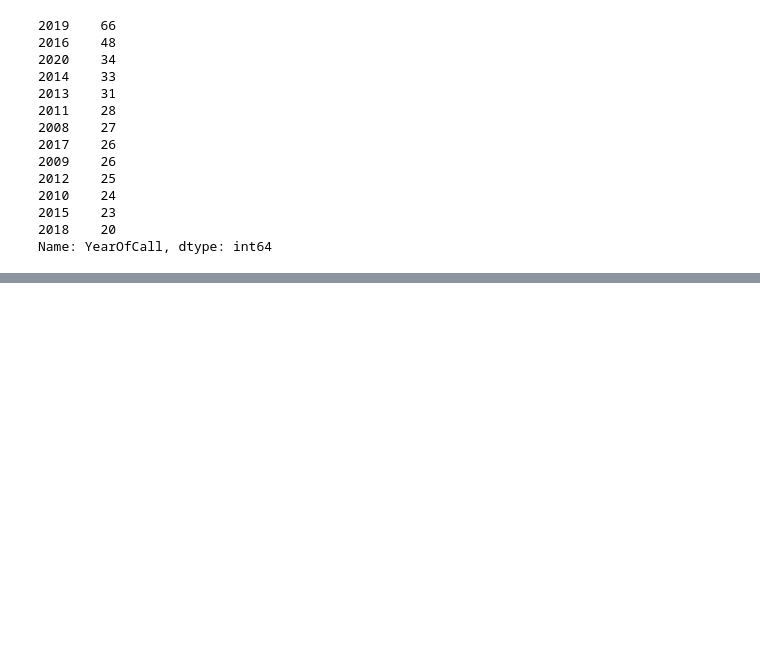
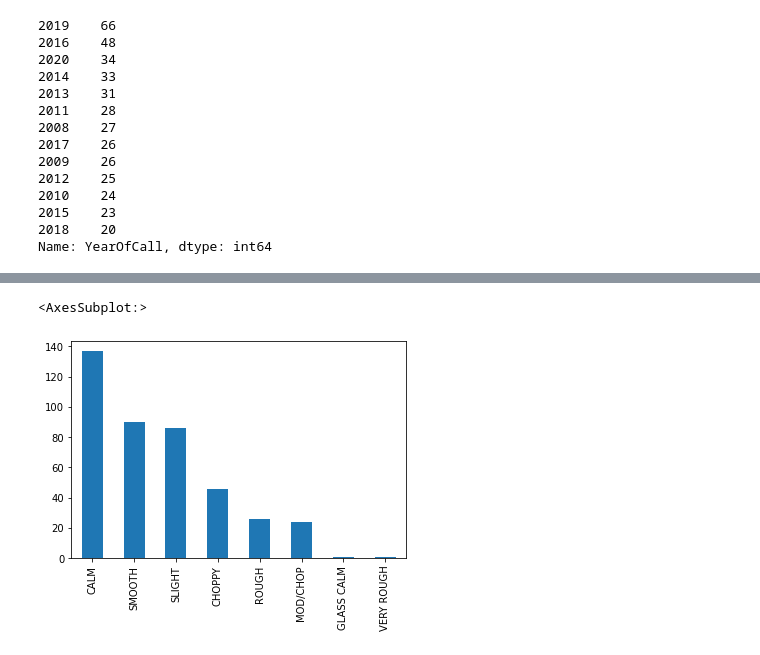
Before and after one commit to ShanePAustin/programming-for-data-analysis, a Jupyter notebook: PfDA_project_2021.ipynb, the cells around one changed output, grey strips where cells are left out. Drawn from its saved outputs; the diff is of its cells as text; code cells hidden in the pictures; blank space fills up the shorter version.

```diff
--- a/PfDA_project_2021.ipynb
+++ b/PfDA_project_2021.ipynb
@@ -168,0 +222,5 @@ df.groupby("SeaConditionsAtIncident").head(1)
+# %%
+df["SeaConditionsAtLaunch"].value_counts().plot(kind = 'bar')
+# %% [output]
+<AxesSubplot:>
+[figure, added]
```
Also changed, not shown: parts of 13 cells of this notebook, 1 other file.
